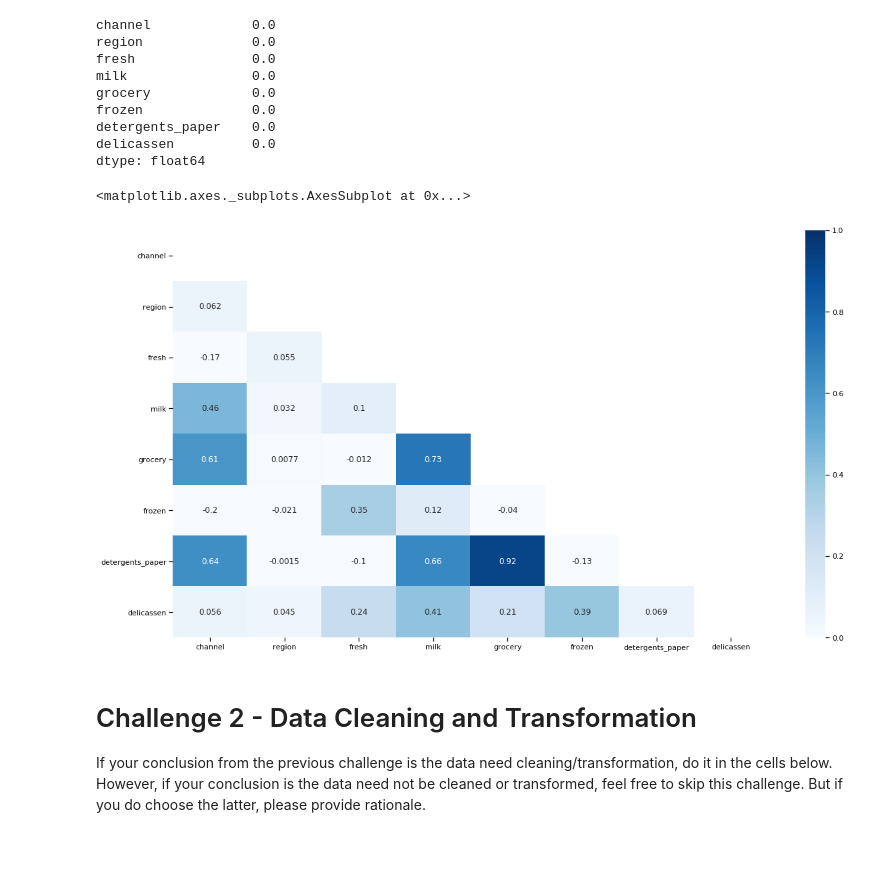
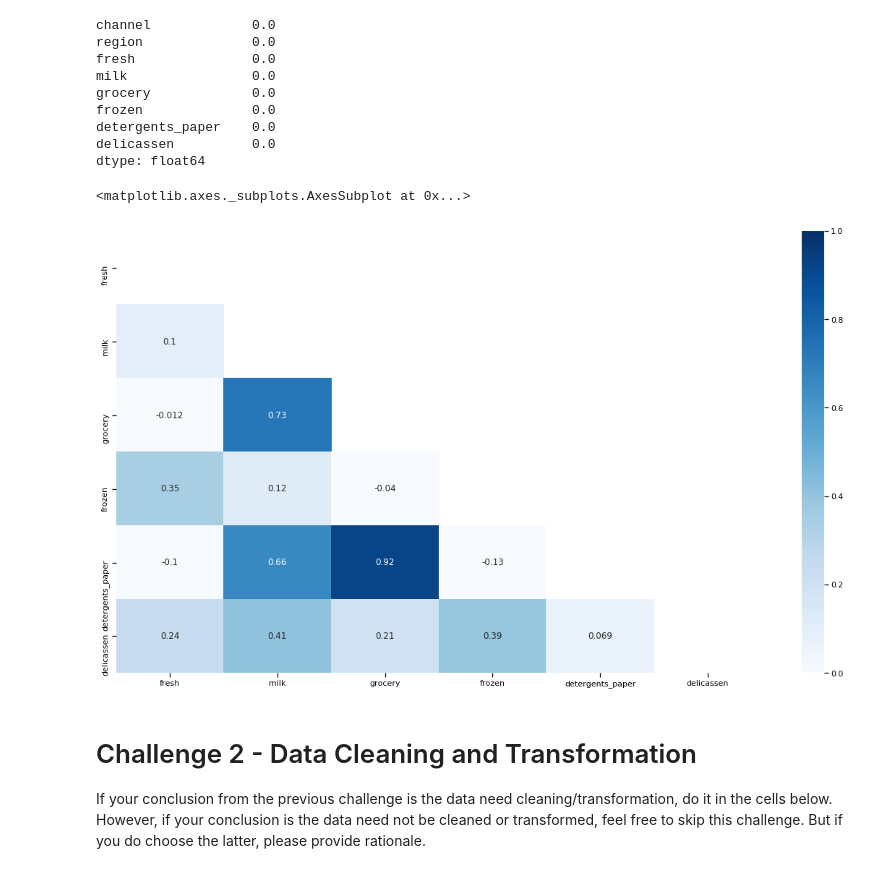
Before and after one commit to rjbarrantes/datamia0819, a Jupyter notebook: module-3/lab-unsupervised-learning/your-code/main.ipynb, the cells around one changed output. Cells and saved outputs as stored; diff of their text form; code cells hidden in the pictures.

```diff
--- a/module-3/lab-unsupervised-learning/your-code/main.ipynb
+++ b/module-3/lab-unsupervised-learning/your-code/main.ipynb
@@ -64,3 +69,6 @@ customers.describe()
 | 50% | 1.000000 | 3.000000 | 8504.000000 | 3627.000000 | 4755.500000 | 1526.000000 | 816.500000 | 965.500000 |
 | 75% | 2.000000 | 3.000000 | 16933.750000 | 7190.250000 | 10655.750000 | 3554.250000 | 3922.000000 | 1820.250000 |
 | max | 2.000000 | 3.000000 | 112151.000000 | 73498.000000 | 92780.000000 | 60869.000000 | 40827.000000 | 47943.000000 |
+# %%
+customers[['channel', 'region']] = customers[['channel', 'region']].astype(str)
+customers.dtypes
@@ -136,18 +154,18 @@ dtype: float64
 # %%
 def collinearity(df):
     import seaborn as sns
 
     fig = plt.figure(figsize = (20, 11.25))
     mask = np.zeros_like(df.corr())
     mask[np.triu_indices_from(mask)] = True
     sns.set_context('notebook')
 
     return sns.heatmap(df.corr(), mask = mask, cmap = 'Blues', annot = True, vmin = 0, vmax = 1)
 
-collinearity(customers)
+collinearity(customers.iloc[:, 2:])
 # %% [output]
 <matplotlib.axes._subplots.AxesSubplot at 0x...>
-[figure, old version]
+[figure, new version]
 # %% [markdown]
 # Challenge 2 - Data Cleaning and Transformation
 
```
Also changed, not shown: parts of 36 cells of this notebook, 7 other files.
